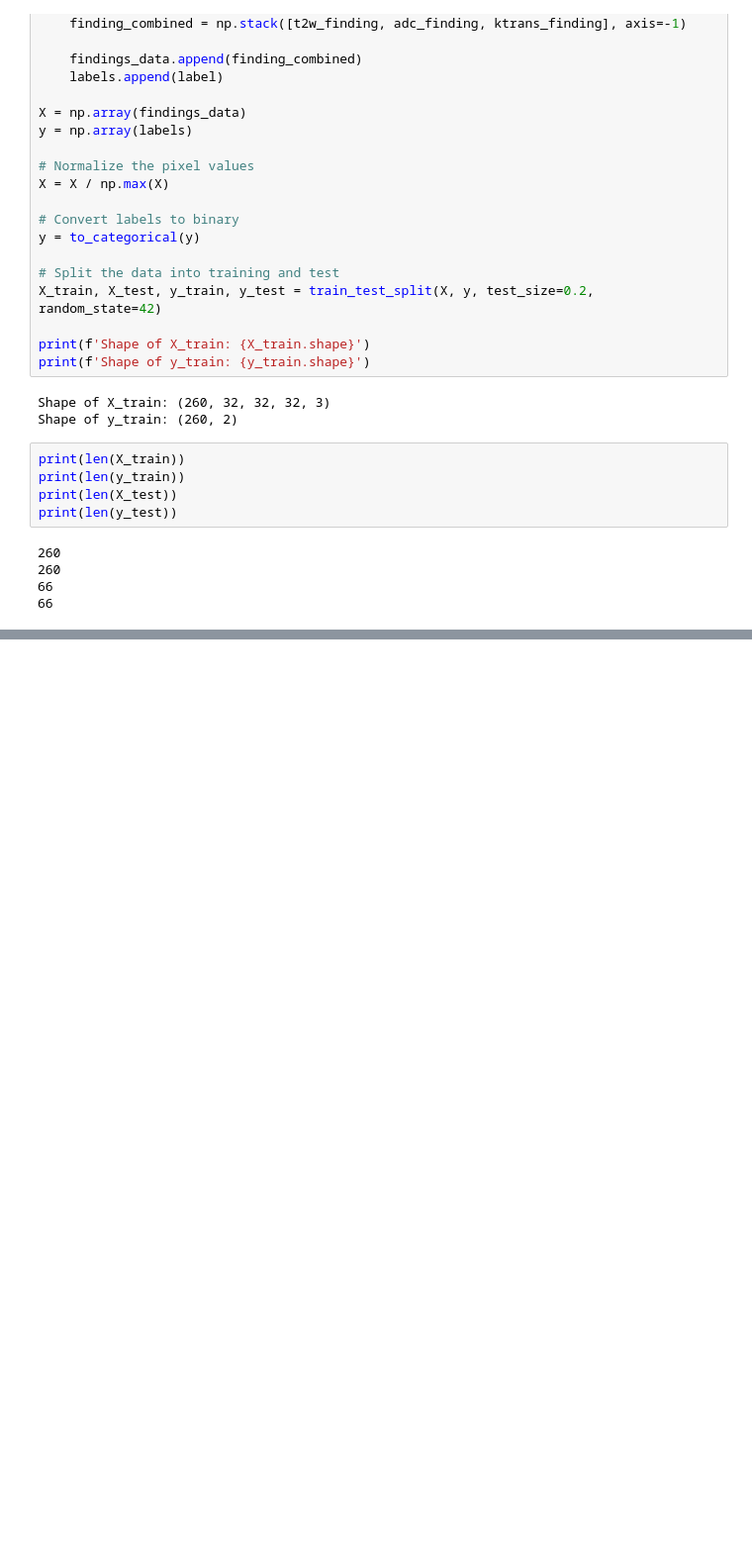
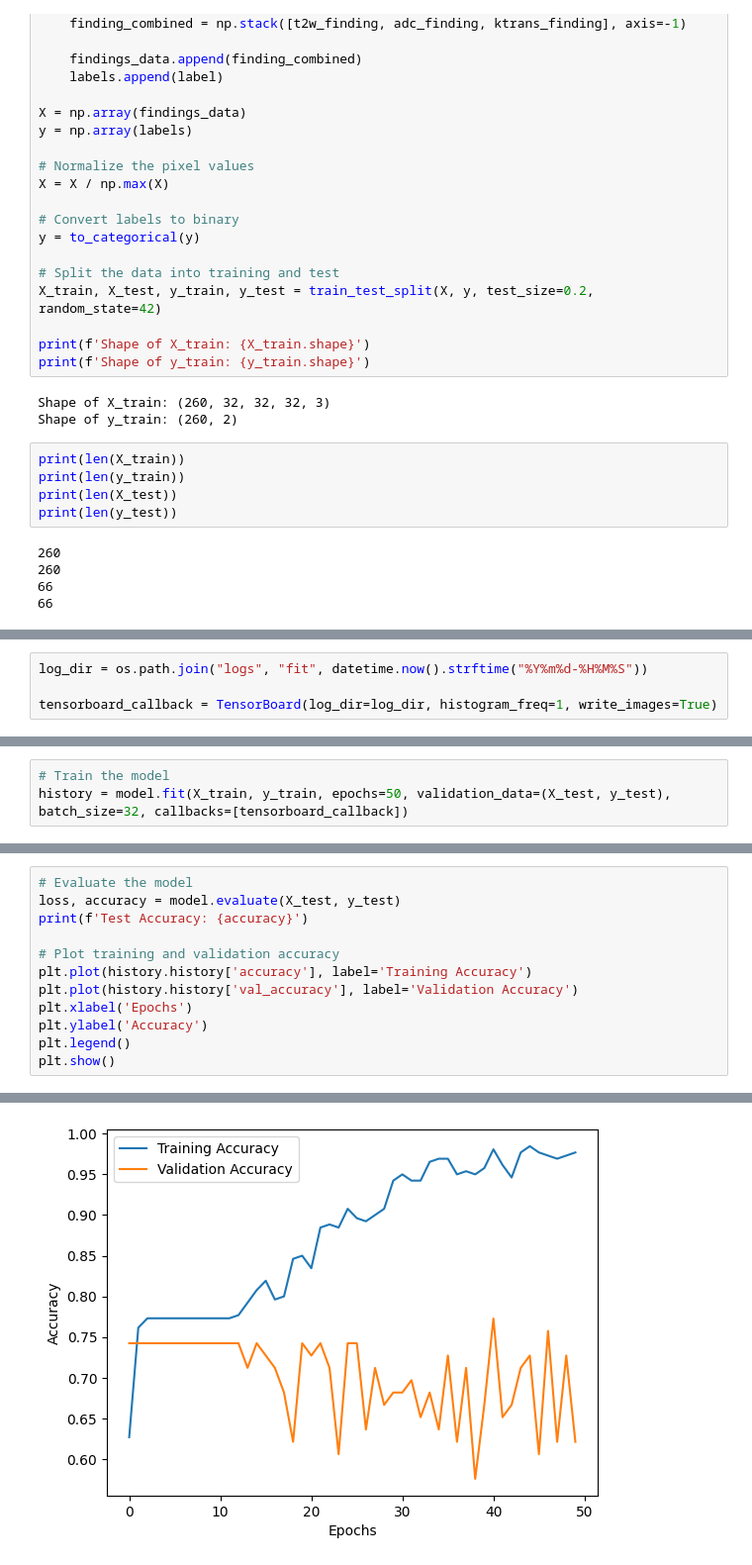
Before and after one commit to Shantanuubasu/Prostate_Cancer_Detection, a Jupyter notebook: prostate_cancer_detection.ipynb, the cells around one changed output, grey strips where cells are left out. Shown at 99% size. Drawn from its saved outputs; the diff is of its cells as text; blank space fills up the shorter version.

```diff
--- a/prostate_cancer_detection.ipynb
+++ b/prostate_cancer_detection.ipynb
@@ -138,0 +146,4 @@ print(len(findings_data[0][0][0]))
+# %%
+log_dir = os.path.join("logs", "fit", datetime.now().strftime("%Y%m%d-%H%M%S"))
+
+tensorboard_callback = TensorBoard(log_dir=log_dir, histogram_freq=1, write_images=True)
@@ -138,0 +230,3 @@ print(len(findings_data[0][0][0]))
+# %%
+# Train the model
+history = model.fit(X_train, y_train, epochs=50, validation_data=(X_test, y_test), batch_size=32, callbacks=[tensorboard_callback])
@@ -138,0 +251,13 @@ print(len(findings_data[0][0][0]))
+# %%
+# Evaluate the model
+loss, accuracy = model.evaluate(X_test, y_test)
+print(f'Test Accuracy: {accuracy}')
+
+# Plot training and validation accuracy
+plt.plot(history.history['accuracy'], label='Training Accuracy')
+plt.plot(history.history['val_accuracy'], label='Validation Accuracy')
+plt.xlabel('Epochs')
+plt.ylabel('Accuracy')
+plt.legend()
+plt.show()
+# %% [output]
@@ -138,0 +266 @@ print(len(findings_data[0][0][0]))
+[figure, added]
```
Also changed, not shown: parts of 6 cells of this notebook.
